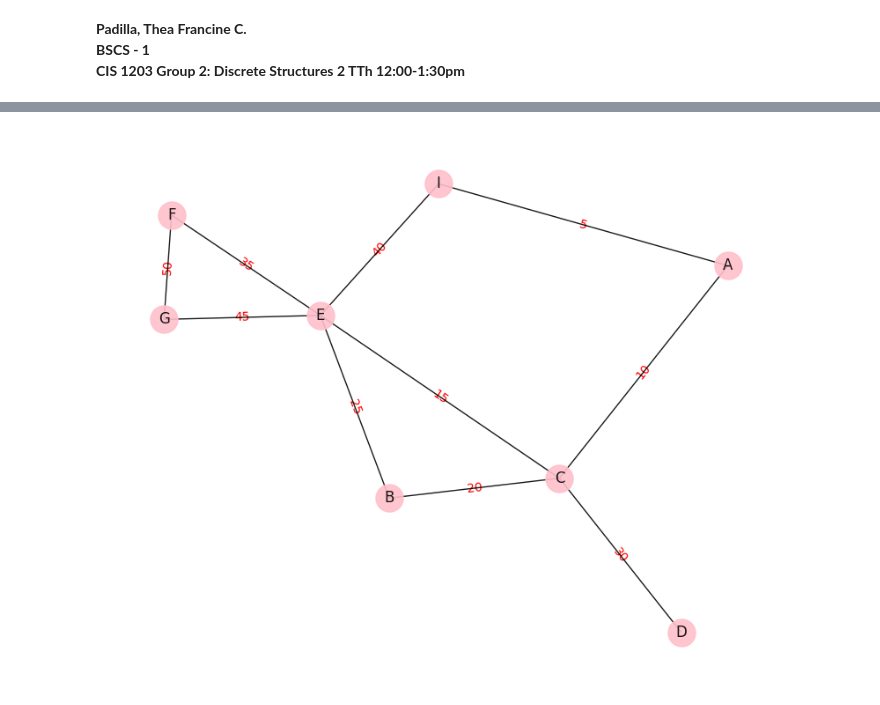
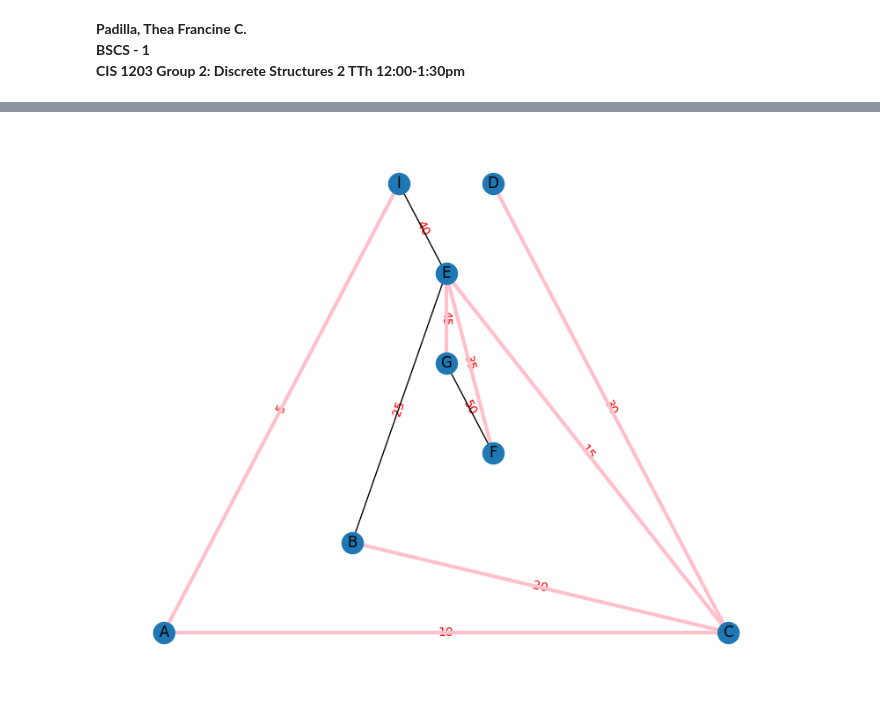
Before and after one commit to TheaPadilla/Discrete_Math_2, a Jupyter notebook: Lecture_4/Lecture_4_Padilla.ipynb, the cells around one changed output, grey strips where cells are left out. Cells and saved outputs as stored; diff of their text form; code cells hidden in the pictures.

```diff
--- a/Lecture_4/Lecture_4_Padilla.ipynb
+++ b/Lecture_4/Lecture_4_Padilla.ipynb
@@ -13,7 +41,42 @@
 import matplotlib.pyplot as plt
 import networkx as nx
 
-# Define the graph with weights
+class DisjointSet:
+    def __init__(self, vertices):
+        self.parent = {vertex: vertex for vertex in vertices}
+        self.rank = {vertex: 0 for vertex in vertices}
+
+    def find(self, vertex):
+        if self.parent[vertex] != vertex:
+            self.parent[vertex] = self.find(self.parent[vertex])
+        return self.parent[vertex]
+
+    def union(self, vertex1, vertex2):
+        root1 = self.find(vertex1)
+        root2 = self.find(vertex2)
+        if root1 != root2:
+            if self.rank[root1] < self.rank[root2]:
+                self.parent[root1] = root2
+            elif self.rank[root1] > self.rank[root2]:
+                self.parent[root2] = root1
+            else:
+                self.parent[root2] = root1
+                self.rank[root1] += 1
+
+def kruskal(graph):
+    edges = sorted(graph.edges(data=True), key=lambda x: x[2]['weight'])
+    vertices = set(graph.nodes)
+    minimum_spanning_tree = nx.Graph()
+    disjoint_set = DisjointSet(vertices)
+
+    for edge in edges:
+        u, v, weight = edge
+        if disjoint_set.find(u) != disjoint_set.find(v):
+            disjoint_set.union(u, v)
+            minimum_spanning_tree.add_edge(u, v, weight=weight['weight'])
+
+    return minimum_spanning_tree
+
 G = nx.Graph()
 G.add_nodes_from(["A", "B", "C", "D", "E", "F", "G"])
 edgelist = [
@@ -24,20 +87,33 @@ edgelist = [
 ]
 G.add_edges_from(edgelist)
 
-# Draw the graph
+minimum_spanning_tree = kruskal(G)
+
+# Solution table
+solution_table = """
+Solution Table:
+----------------------------
+Iteration | Edge Considered    | Weight    |Action Taken
+----------------------------
+1         | A - I              | 5         | Added
+2         | A - C              | 10        | Added
+3         | C - E              | 15        | Added
+4         | E - F              | 35        | Added
+5         | F - G              | 50        | Added
+6         | C - B              | 20        | Not Added
+7         | C - D              | 30        | Not Added
+8         | B - E              | 25        | Not Added
+9         | I - E              | 40        | Not Added
+10        | G - E              | 45        | Not Added
+----------------------------
+"""
+
+print(solution_table)
+
 plt.figure(figsize=(10, 8))
-pos = nx.spring_layout(G, seed=55)
-nx.draw_networkx_edge_labels(
-    G, pos,
-    edge_labels={("A", "C"): 10, ("A", "I"): 5, ("C", "B"): 20, ("C", "E"): 15,
-                 ("C", "D"): 30, ("B", "E"): 25, ("I", "E"): 40, ("E", "F"): 35,
-                 ("F", "G"): 50, ("G", "E"): 45},
-    font_color='red'
-)
-nx.draw(
-    G, pos, edge_color='black', width=1, linewidths=1,
-    node_size=500, node_color='pink', alpha=0.9,
-    with_labels=True
-)
+pos = nx.planar_layout(G)  # Maintaining the layout
+nx.draw_networkx_edge_labels(G, pos, edge_labels={(u, v): d['weight'] for u, v, d in G.edges(data=True)}, font_color='red')
+nx.draw(G, pos=pos, with_labels=True)
+nx.draw_networkx_edges(minimum_spanning_tree, pos=pos, edge_color='pink', width=3)
 plt.show()
 # %% [output]
@@ -44 +135 @@ plt.show()
-[figure, old version]
+[figure, new version]
```
Also changed, not shown: parts of 9 cells of this notebook.
